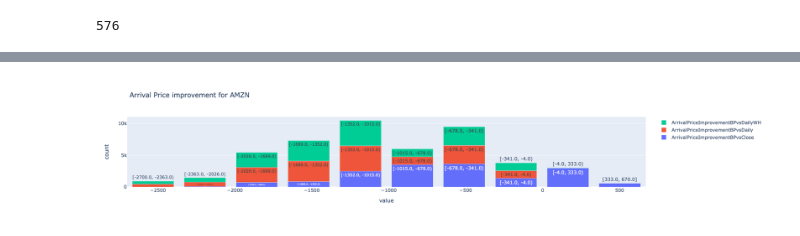
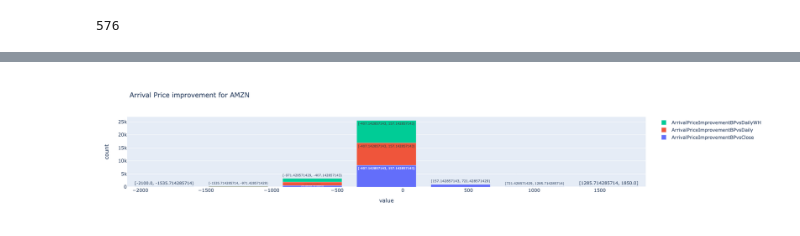
Before and after one commit to aws-samples/quant-research, a Jupyter notebook: src/notebooks/equity_market_microstructure/tca_lseg.ipynb, the cells around one changed output, grey strips where cells are left out. Drawn from its saved outputs; the diff is of its cells as text; code cells hidden in the pictures.

```diff
--- a/src/notebooks/equity_market_microstructure/tca_lseg.ipynb
+++ b/src/notebooks/equity_market_microstructure/tca_lseg.ipynb
@@ -483,14 +499,35 @@ sample_trades_pd.set_index(['Product','ReceiptTimestamp']).sort_index()
 # %%
-plt.rcParams["figure.figsize"] = (6,1.5)
+def get_before_after_metrics(l_df,trade_ts,trade_price,isAgg):
+    l_df['trd_ts']=trade_ts
+    l_df['before_after']=((l_df['ReceiptTimestamp']-l_df['trd_ts'])>0)*1
+    l_df['before_after_disp'] = l_df['before_after'].apply(lambda x: 'After' if x > 0 else 'Before')
+
+    l_df['trade_price']=trade_price
+    if isAgg:
+        ret_pd = l_df.groupby(['before_after','before_after_disp']).agg(QuotedSpread=('bid_ask_spread', lambda x: x.mean())
+                                           ,MidPoint=('mid_price', lambda x: x.mean())
+                                           ,TradePrice=('trade_price', lambda x: x.mean())
+                                          )
+    else:
+        ret_pd = l_df.rename(columns={"bid_ask_spread":"QuotedSpread","mid_price":"MidPoint","trade_price":"TradePrice"})
+    ret_pd['EffectiveSpread']=ret_pd['MidPoint']-ret_pd['TradePrice']
+    ret_pd['EffectiveVsQuotedSpread']=np.where(ret_pd['QuotedSpread'].astype(float)==float(0),1,(ret_pd['EffectiveSpread'].astype(float)/ret_pd['QuotedSpread'].astype(float))*100)
+    return(ret_pd)
+
+plt.rcParams["figure.figsize"] = (9,3)
+market_impact_results=[]
 for one_ord in sample_trades_pd[['Product','ts_start','ts_end','dt','vWAP','ReceiptTimestamp']].drop_duplicates().dropna().iterrows():
     prod=one_ord[1].Product
     ts_start = (one_ord[1].ts_start)
     ts_end = (one_ord[1].ts_end)
+    trade_ts = (one_ord[1].ReceiptTimestamp)
+    trade_price = (one_ord[1].vWAP)
     dt_tr = str(one_ord[1]['dt'])
-    one_pd = nbbo_sample_pd[['BidPrice','AskPrice','Product','ReceiptTimestamp']].query(f"Product=='{prod}'").query(f"ReceiptTimestamp>={ts_start}").query(f"ReceiptTimestamp<={ts_end}").sort_index()
+    one_pd = nbbo_sample_pd[['BidPrice','AskPrice','Product','ReceiptTimestamp','bid_ask_spread','mid_price']].query(f"Product=='{prod}'").query(f"ReceiptTimestamp>={ts_start}").query(f"ReceiptTimestamp<={ts_end}").sort_index()
+    market_impact_results.append(get_before_after_metrics(one_pd.copy(deep=True),trade_ts,trade_price,isAgg=False))
     plot_pd =pd.DataFrame([one_ord[1]]).set_index(['Product','ReceiptTimestamp']).join(one_pd.set_index(['Product','ReceiptTimestamp']),how='outer').drop(columns=['dt','ts_start','ts_end']).astype(float)
 
-    plot_title = f"{prod}: traded on {dt_tr} "
+    plot_title = f"{prod}: traded on {dt_tr} at:{trade_price} "
     #one_pd[['BidPrice','Price','AskPrice']].plot(figsize=(10,3),title=plot_title)
     plt.plot(plot_pd.reset_index()['ReceiptTimestamp'],plot_pd['BidPrice'].ffill(), marker='', color='green', linewidth=1, label="BID")
     plt.plot(plot_pd.reset_index()['ReceiptTimestamp'],plot_pd['AskPrice'].ffill(), marker='', color='red', linewidth=1, label="ASK")
@@ -539,9 +582,0 @@ only showing top 20 rows
-# %%
-#calculate price difference vs Close
-#adding necessary time columns
-trade_df_grouped = trade_df_grouped\
-.withColumn('ReceiptTimestampEST',f.from_utc_timestamp(f.from_unixtime(f.col('ReceiptTimestamp').cast(t.StringType())[0:10]),'America/New_York'))\
-.withColumn('ReceiptTimestampESTDay',f.date_format(f.col('ReceiptTimestampEST'),'yyyy-MM-dd'))\
-.withColumn('ReceiptTimestampESTTime',f.date_format(f.col('ReceiptTimestampEST'),'HH:mm:ss'))\
-.withColumn('ReceiptTimestampESTWorkingHours',f.when( (f.col('ReceiptTimestampESTTime')>='09:30:00') & (f.col('ReceiptTimestampESTTime')<'16:00:00'), 1).otherwise(0))
-trade_df_grouped.show()
@@ -591,7 +608,7 @@ daily_window=Window.partitionBy('Product','ReceiptTimestampESTDay','Side').order
 #vs daily Close price
 #vs daily max price
 #vs daily max price during exchange working hours
-AMZN_price_imp = trade_df_grouped.filter((f.col('Side')=="Bid") | (f.col('Side')=="Ask")).filter(f.col('Product')=='AMZN').select(
+AMZN_price_imp = trade_df_grouped.filter(f.col('ProductUnderlier')=='AMZN').select(
     'Product','Side','vWAP','ReceiptTimestampESTDay','ReceiptTimestampESTTime','ReceiptTimestampESTWorkingHours',
     f.last(f.when(f.col('ReceiptTimestampESTWorkingHours')>0, f.col('vWAP')).otherwise(None),True).over(daily_window).alias('vWAPClose'),
     f.max('vWAP').over(daily_window).alias('vWAPDaily'),
@@ -619,5 +641,5 @@ only showing top 10 rows
 # %%
 AMZN_price_imp.pandas_api()[['ArrivalPriceImprovementBPvsClose','ArrivalPriceImprovementBPvsDaily','ArrivalPriceImprovementBPvsDailyWH']].astype(float)\
-.hist(title='Arrival Price improvement for AMZN')
+    .hist(bins=7,title='Arrival Price improvement for AMZN')
 # %% [output]
-[figure, old version]
+[figure, new version]
```
Also changed, not shown: parts of 20 cells of this notebook.
